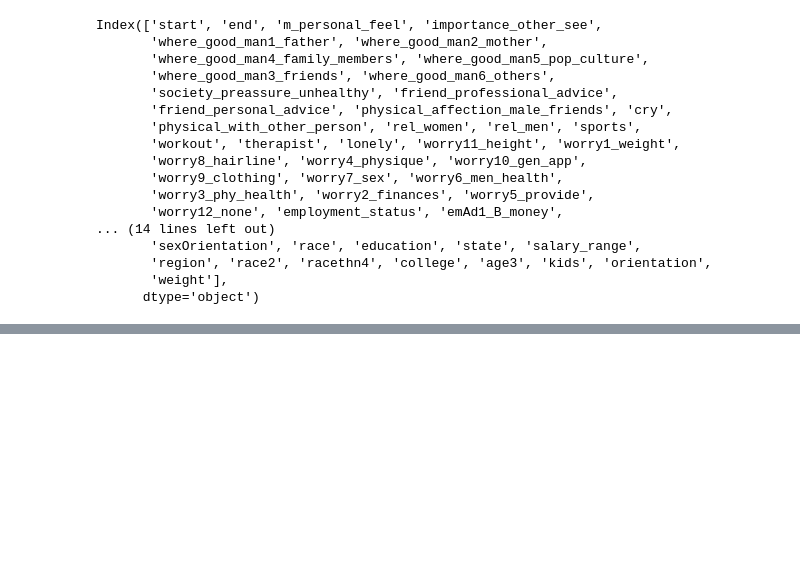
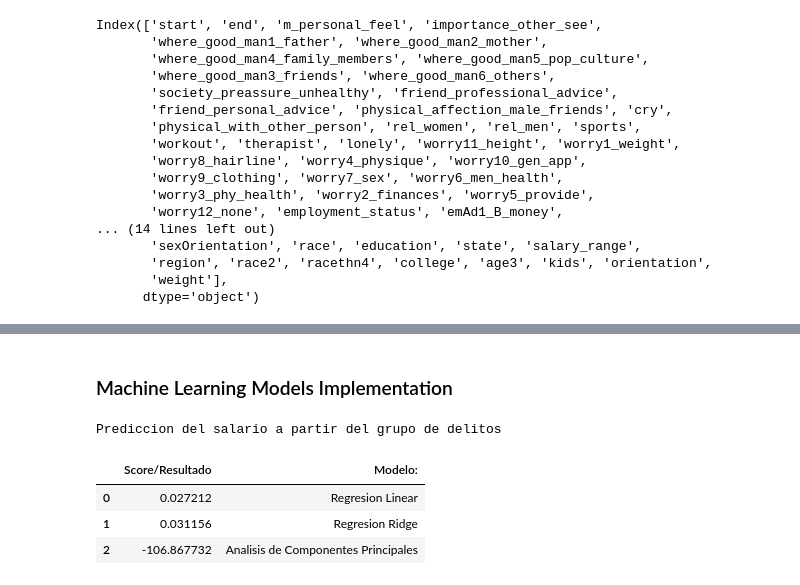
Before and after one commit to nathsmo/Masculinity_test_analysis, a Jupyter notebook: Masculinity_test.ipynb, the cells around one changed output, grey strips where cells are left out. Cells and saved outputs as stored; diff of their text form; code cells hidden in the pictures; blank space fills up the shorter version.

```diff
--- a/Masculinity_test.ipynb
+++ b/Masculinity_test.ipynb
@@ -253,0 +234,14 @@ for i in columns:
+# %% [markdown]
+### Machine Learning Models Implementation
+# %%
+df.salary_range = df.salary_range.replace('$0-$9,999', 10)
+df.salary_range = df.salary_range.replace('$10,000-$24,999', 9)
+df.salary_range = df.salary_range.replace('$25,000-$49,999', 8)
+df.salary_range = df.salary_range.replace('$50,000-$74,999', 7)
+df.salary_range = df.salary_range.replace('$75,000-$99,999', 6)
+df.salary_range = df.salary_range.replace('$100,000-$124,999', 5)
+df.salary_range = df.salary_range.replace('$125,000-$149,999', 4)
+df.salary_range = df.salary_range.replace('$150,000-$174,999', 3)
+df.salary_range = df.salary_range.replace('$175,000-$199,999', 2)
+df.salary_range = df.salary_range.replace('$200,000+', 1)
+df.salary_range = df.salary_range.replace('Prefer not to answer', 11)
@@ -253,0 +314,48 @@ for i in columns:
+# %%
+x = df[['m_personal_feel', 'importance_other_see',
+       'where_good_man1_father', 'where_good_man2_mother',
+       'where_good_man4_family_members', 'where_good_man5_pop_culture',
+       'where_good_man3_friends', 'where_good_man6_others',
+       'society_preassure_unhealthy', 'friend_professional_advice',
+       'friend_personal_advice', 'physical_affection_male_friends', 'cry',
+       'physical_with_other_person', 'rel_women', 'rel_men', 'sports',
+       'workout', 'therapist', 'lonely', 'worry11_height', 'worry1_weight',
+       'worry8_hairline', 'worry4_physique', 'worry10_gen_app',
+       'worry9_clothing', 'worry7_sex', 'worry6_men_health',
+       'worry3_phy_health', 'worry2_finances', 'worry5_provide',
+       'worry12_none', 'emAd1_B_money',
+       'emAd1_A_seriously', 'emAd1_C_choice', 'emAd1_D_promotion',
+       'emAd1_F_praised', 'emAd1_E_support', 'emAd1_G_other', 'emAd1_H_none',
+       'emDis_A_women', 'emDis_B_sex_harrass', 'emDis_C_sexist',
+       'emDis_D_other', 'emDis_E_none', 'emHar_E_confronted', 'emHar_A_HR',
+       'emHar_D_Manager', 'emHar_C_reachOut', 'emHar_noResponse',
+       'emHar_never', 'emHar_other', 'whyNoHarrasment', 'emMeToo',
+       'emMeToo_Heard', 'first_move', 'pay_first_date', 'pay_fd_right',
+       'pay_fd_money', 'pay_fd_feelgood', 'pay_fd_expect', 'pay_fd_obligated',
+       'pay_fd_offer', 'pay_fd_other', 'phyInterest_bodyLanguage',
+       'phyInterest_consent', 'phyInterest_phyMove', 'phyInterest_diff',
+       'phyInterest_notClear', 'phyInterest_other', 'sexBoundaries_toofar',
+       'sexBoundaries_talked', 'sexBoundaries_contacted', 'sexBoundaries_none',
+       'changed_behaviour_relationships',
+       'children_18orless', 'children_18orolder', 'children_no']]
+y = df['salary_range']
+
+print("Salary prediction by all the other variables")
+print("")
+
+# i = componentes para el PCA
+# El máximo de los componentes evaluados es la cantidad de features (x) evaluadas dentro del modelo
+# a = alpha a evaluar en la regresión Ridge
+# n = numero de vecinos cercanos a evaluar
+# mf = max features en el modelo de random forest
+
+i = 3
+a = 3
+
+fct_reg(x, y, i, a)
+# %% [output]
+Prediccion del salario a partir del grupo de delitos
+|  | Score/Resultado | Modelo: |
+| 0 | 0.027212 | Regresion Linear |
+| 1 | 0.031156 | Regresion Ridge |
+| 2 | -106.867732 | Analisis de Componentes Principales |
```
Also changed, not shown: parts of 6 cells of this notebook.
